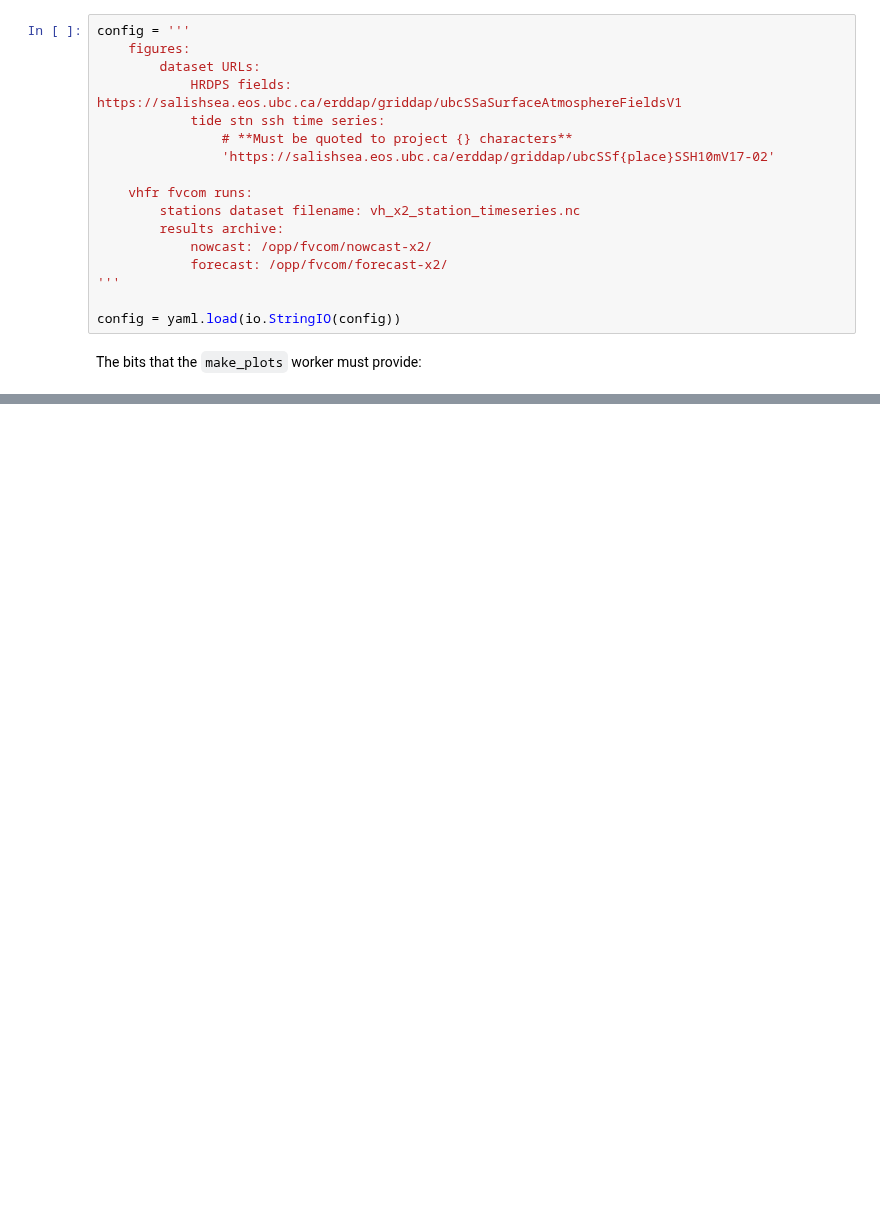
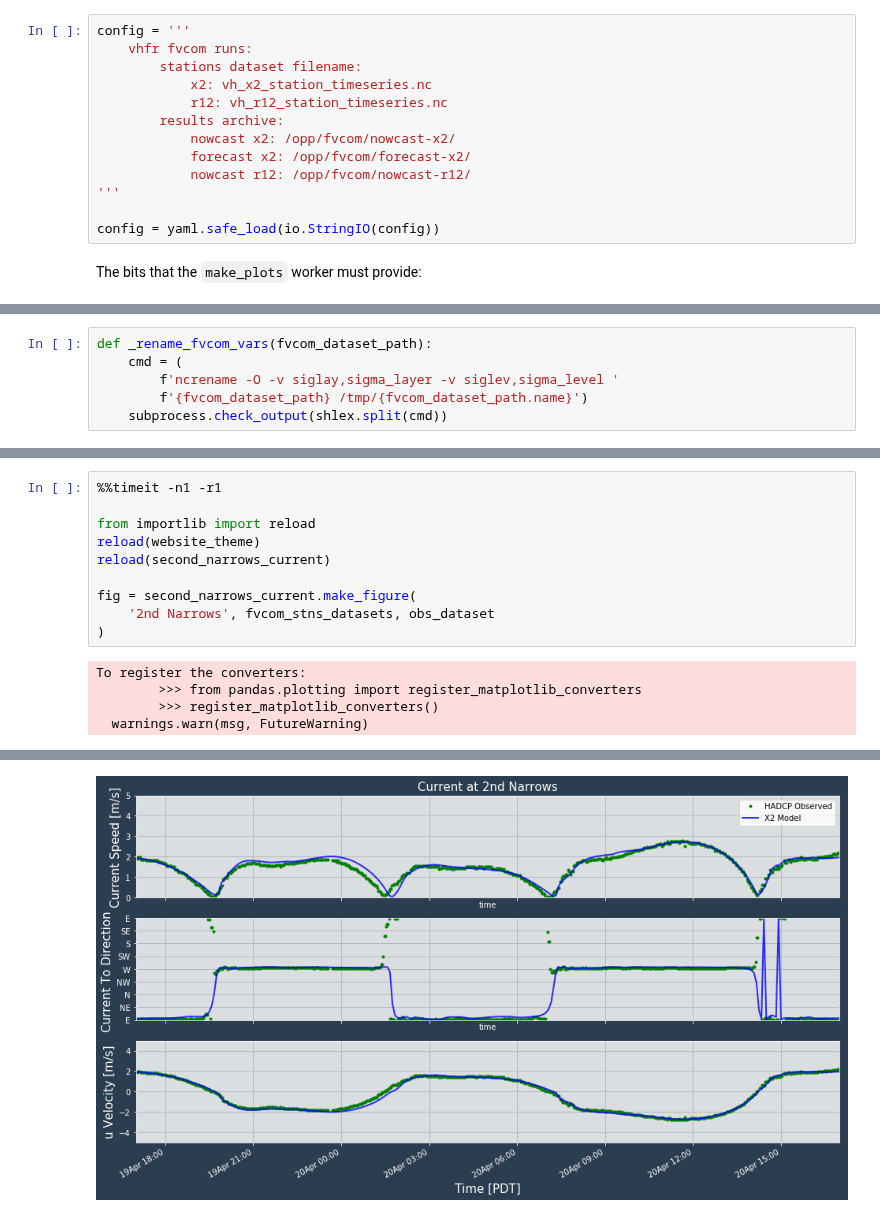
Before and after one commit to SalishSeaCast/SalishSeaNowcast, a Jupyter notebook: notebooks/figures/fvcom/publish/TestSecondNarrowsCurrent.ipynb, the cells around one changed output, grey strips where cells are left out. Drawn from its saved outputs; the diff is of its cells as text; blank space fills up the shorter version.

```diff
--- a/notebooks/figures/fvcom/publish/TestSecondNarrowsCurrent.ipynb
+++ b/notebooks/figures/fvcom/publish/TestSecondNarrowsCurrent.ipynb
@@ -27,20 +28,16 @@ from nowcast.figures.fvcom.publish import second_narrows_current
 The bits of `config/nowcast.yaml` that are required:
 # %%
 config = '''
-    figures:
-        dataset URLs:
-            HRDPS fields: https://salishsea.eos.ubc.ca/erddap/griddap/ubcSSaSurfaceAtmosphereFieldsV1
-            tide stn ssh time series:
-                # **Must be quoted to project {} characters**
-                'https://salishsea.eos.ubc.ca/erddap/griddap/ubcSSf{place}SSH10mV17-02'
-
     vhfr fvcom runs:
-        stations dataset filename: vh_x2_station_timeseries.nc
+        stations dataset filename:
+            x2: vh_x2_station_timeseries.nc
+            r12: vh_r12_station_timeseries.nc
         results archive:
-            nowcast: /opp/fvcom/nowcast-x2/
-            forecast: /opp/fvcom/forecast-x2/
+            nowcast x2: /opp/fvcom/nowcast-x2/
+            forecast x2: /opp/fvcom/forecast-x2/
+            nowcast r12: /opp/fvcom/nowcast-r12/
 '''
 
-config = yaml.load(io.StringIO(config))
+config = yaml.safe_load(io.StringIO(config))
 # %% [markdown]
 The bits that the `make_plots` worker must provide:
@@ -47 +47,7 @@ The bits that the `make_plots` worker must provide:
+# %%
+def _rename_fvcom_vars(fvcom_dataset_path):
+    cmd = (
+        f'ncrename -O -v siglay,sigma_layer -v siglev,sigma_level '
+        f'{fvcom_dataset_path} /tmp/{fvcom_dataset_path.name}')
+    subprocess.check_output(shlex.split(cmd))
 # %% [markdown]
@@ -80,3 +92,18 @@ fvcom_stns_dataset = xarray.open_dataset(f'/tmp/{fvcom_stns_dataset_path.name}')
 obs_dataset = xarray.open_dataset(
     "https://salishsea.eos.ubc.ca/erddap/tabledap/ubcVFPA2ndNarrowsCurrent2sV1"
 )
+# %%
+%%timeit -n1 -r1
+
+from importlib import reload
+reload(website_theme)
+reload(second_narrows_current)
+
+fig = second_narrows_current.make_figure(
+    '2nd Narrows', fvcom_stns_datasets, obs_dataset
+)
+# %% [output]
+To register the converters:
+        >>> from pandas.plotting import register_matplotlib_converters
+        >>> register_matplotlib_converters()
+  warnings.warn(msg, FutureWarning)
@@ -82,0 +111 @@ obs_dataset = xarray.open_dataset(
+[figure, added]
```
Also changed, not shown: parts of 14 cells of this notebook, 3 other files.
